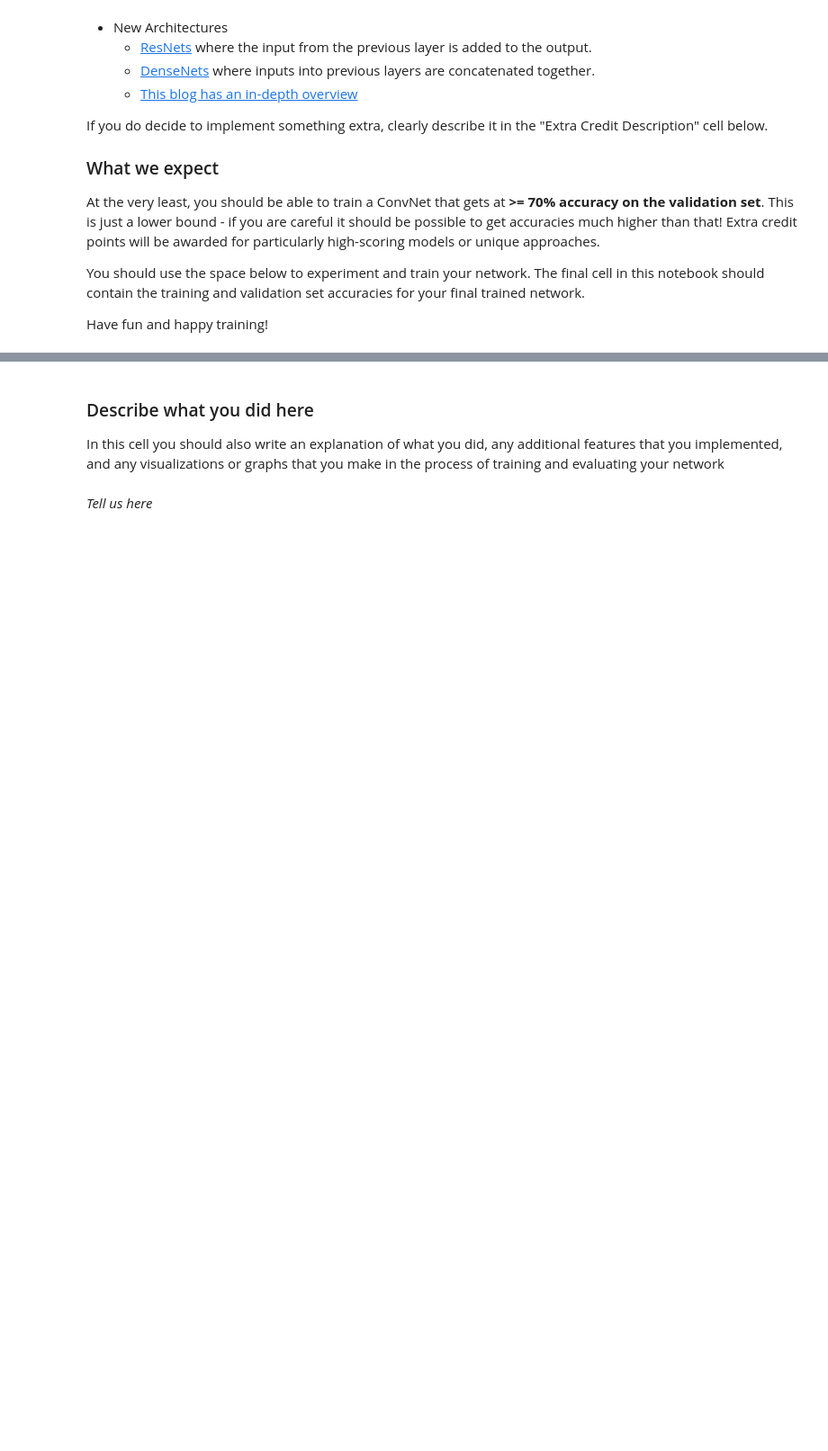
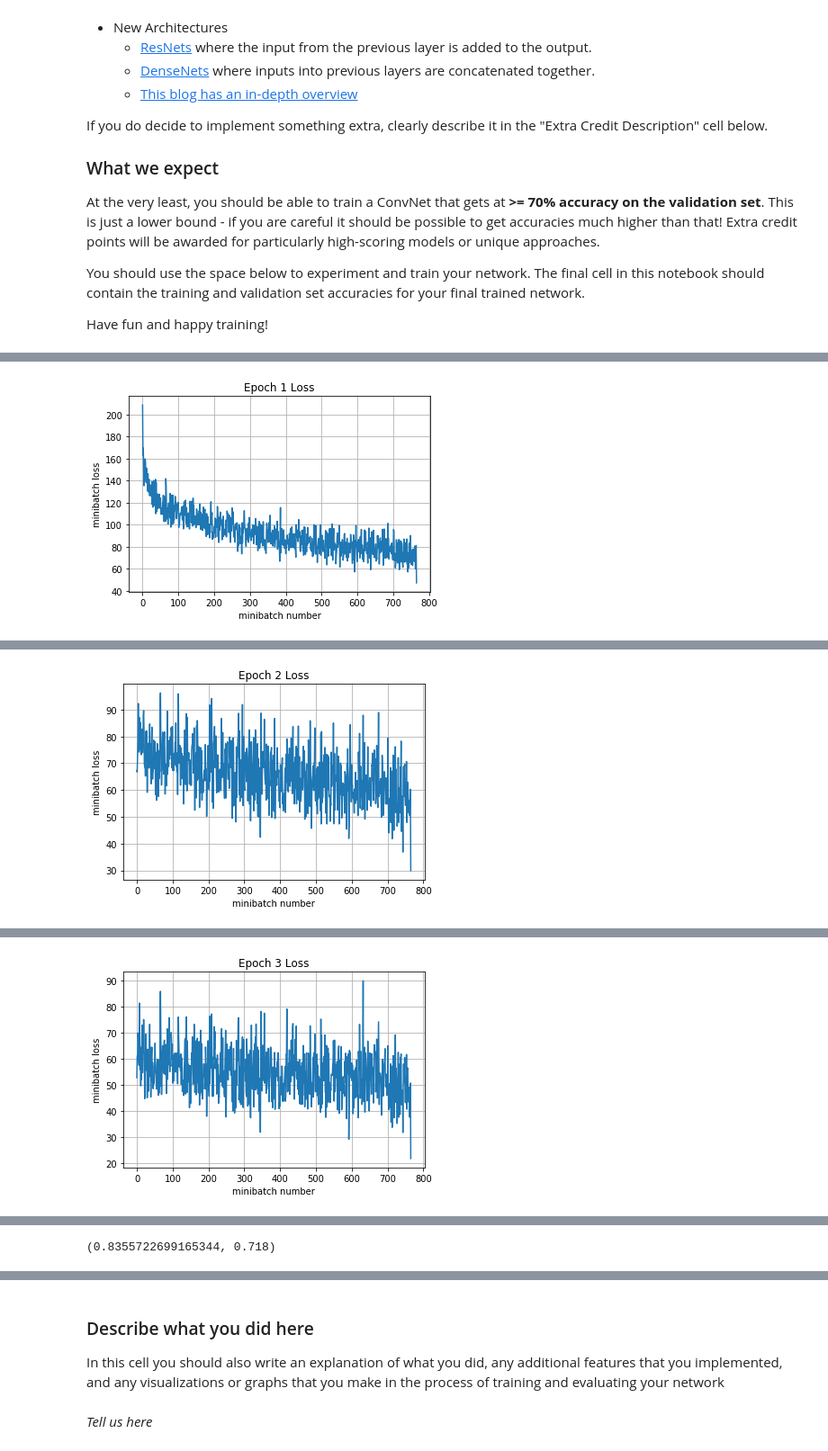
Before and after one commit to mcreng/cs231n, a Jupyter notebook: PA2/TensorFlow.ipynb, the cells around one changed output, grey strips where cells are left out. Shown at 90% size. Saved outputs shown, nothing was run; the diff lists cells and outputs as text; code cells hidden in the pictures; blank space fills up the shorter version.

```diff
--- a/PA2/TensorFlow.ipynb
+++ b/PA2/TensorFlow.ipynb
@@ -322,7 +322,7 @@ Now, we're going to try and start the model under the GPU device, the rest of th
 # %%
 try:
     with tf.Session() as sess:
-        with tf.device("/cpu:0") as dev: #"/cpu:0" or "/gpu:0"
+        with tf.device("/gpu:0") as dev: #"/cpu:0" or "/gpu:0"
             tf.global_variables_initializer().run()
 
             ans = sess.run(y_out,feed_dict={X:x,is_training:True})
@@ -507,6 +522,7 @@ sess = tf.Session()
 
 sess.run(tf.global_variables_initializer())
 print('Training')
-run_model(sess,y_out,mean_loss,X_train,y_train,10,64,100,train_step,True)
+run_model(sess,y_out,mean_loss,X_train,y_train,5,64,100,train_step,True)
 print('Validation')
 run_model(sess,y_out,mean_loss,X_val,y_val,1,64)
+# %% [output]
@@ -512,0 +539 @@ run_model(sess,y_out,mean_loss,X_val,y_val,1,64)
+[figure, added]
@@ -512,0 +549 @@ run_model(sess,y_out,mean_loss,X_val,y_val,1,64)
+[figure, added]
@@ -512,0 +558 @@ run_model(sess,y_out,mean_loss,X_val,y_val,1,64)
+[figure, added]
@@ -513,3 +581,4 @@ run_model(sess,y_out,mean_loss,X_val,y_val,1,64)
+(0.8355722699165344, 0.718)
 # %%
 # Test your model here, and make sure
 # the output of this cell is the accuracy
```
Also changed, not shown: parts of 9 cells of this notebook, 1 other file.
